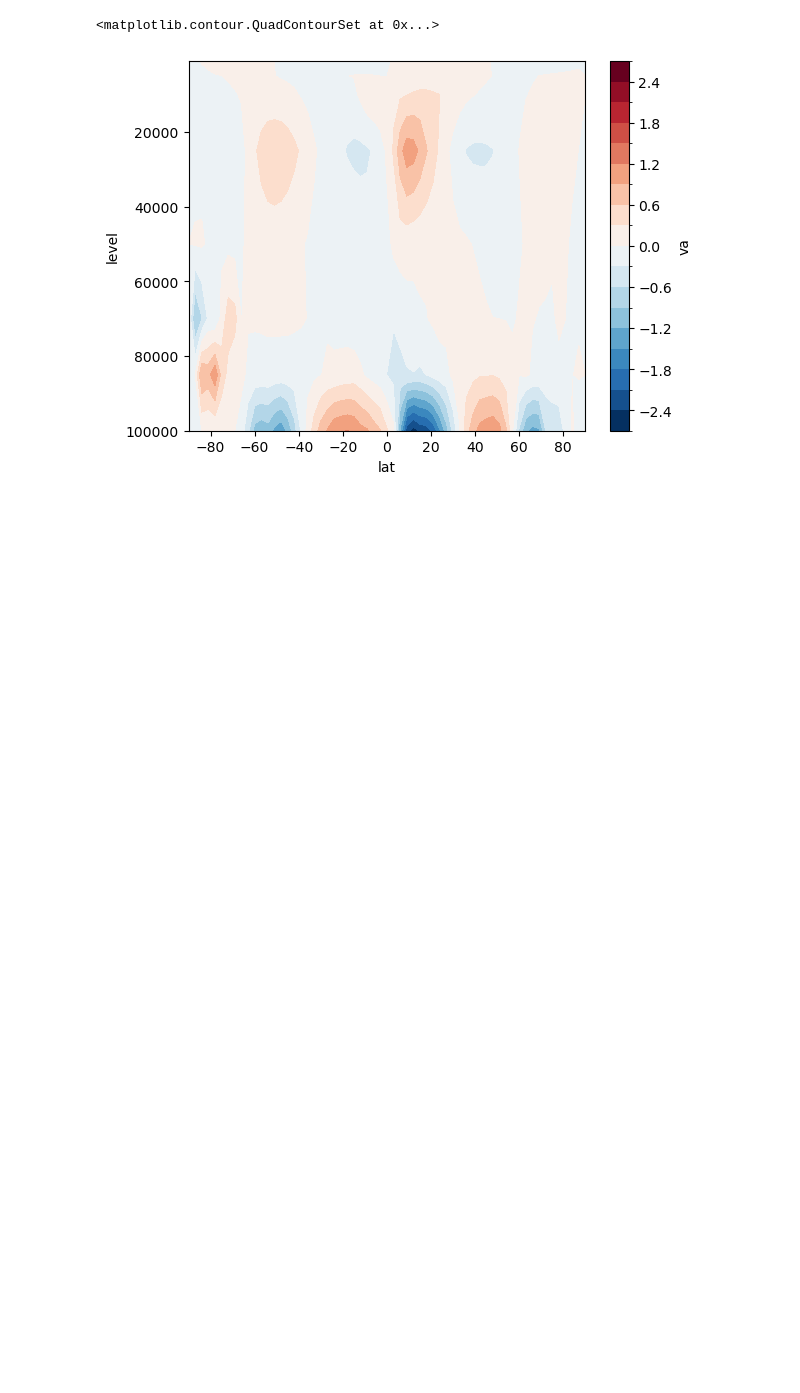
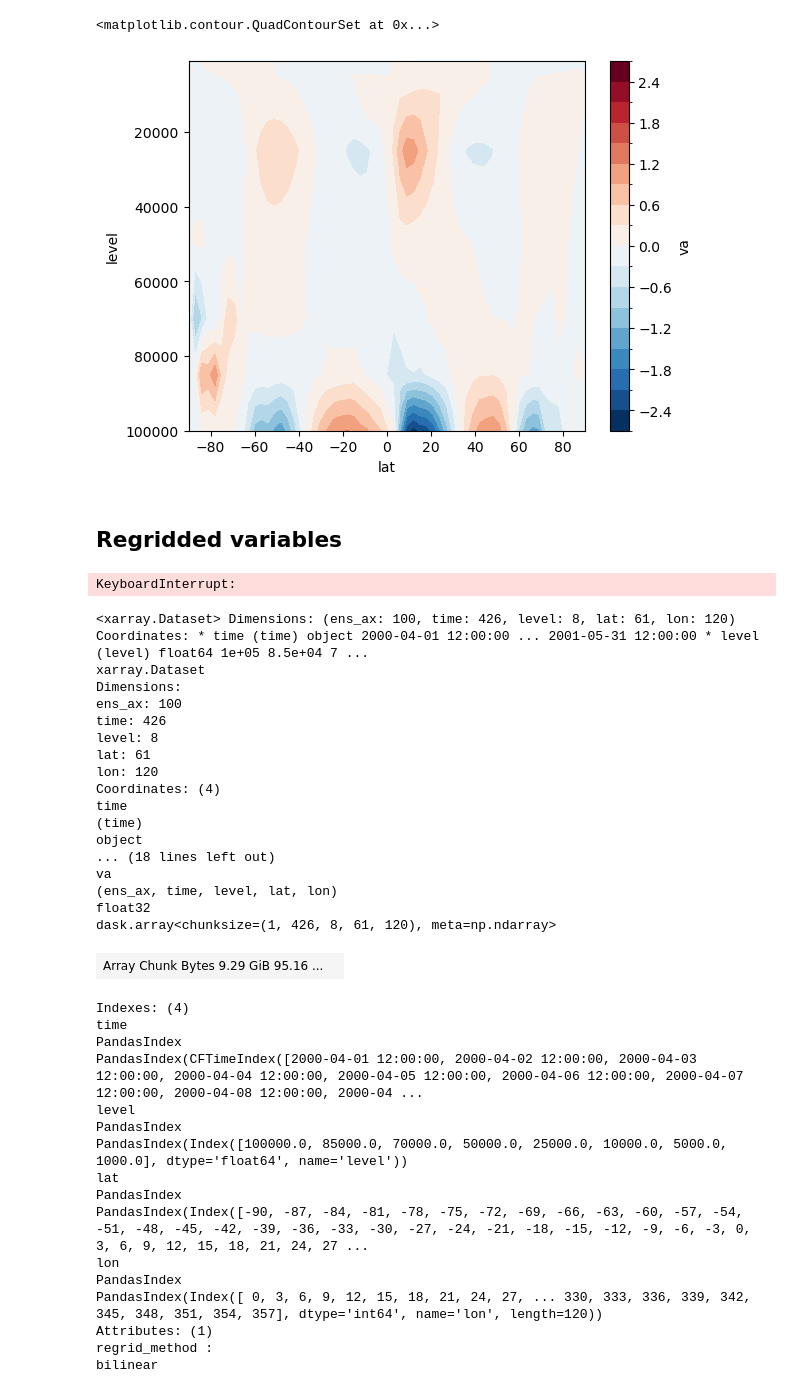
Before and after one commit to Caturrell/eddy_feedback, a Jupyter notebook: data_stuff/calculations/check_pamip_data.ipynb, the cells around one changed output. Cells and saved outputs as stored; diff of their text form; code cells hidden in the pictures; blank space fills up the shorter version.

```diff
--- a/data_stuff/calculations/check_pamip_data.ipynb
+++ b/data_stuff/calculations/check_pamip_data.ipynb
@@ -43,3 +45,11 @@ ds.va.mean(('time', 'ens_ax', 'lon')).plot.contourf(yincrease=False, levels=20)
 # %% [output]
 <matplotlib.contour.QuadContourSet at 0x...>
 [figure]
+# %% [markdown]
+## Regridded variables
+# %%
+ta_files = glob.glob('/gws/nopw/j04/arctic_connect/cturrell/PAMIP_data/regridded/CanESM5_3x3/ta/*.nc')
+ta = xr.open_mfdataset(ta_files, combine='nested', concat_dim='ens_ax', parallel=True)
+ta.ta.mean(('ens_ax', 'time', 'lon')).plot.contourf(yincrease=False, levels=20)
+# %% [output]
+KeyboardInterrupt:
@@ -45,0 +60,39 @@ ds.va.mean(('time', 'ens_ax', 'lon')).plot.contourf(yincrease=False, levels=20)
+# %%
+va_files = glob.glob('/gws/nopw/j04/arctic_connect/cturrell/PAMIP_data/regridded/CanESM5_3x3/va/*.nc')
+va = xr.open_mfdataset(va_files, combine='nested', concat_dim='ens_ax', parallel=True)
+va.va.mean(('ens_ax', 'time', 'lon')).plot.contourf(yincrease=False, levels=20)
+# %% [output]
+<xarray.Dataset> Dimensions: (ens_ax: 100, time: 426, level: 8, lat: 61, lon: 120) Coordinates: * time (time) object 2000-04-01 12:00:00 ... 2001-05-31 12:00:00 * level (level) float64 1e+05 8.5e+04 7 ...
+xarray.Dataset
+Dimensions:
+ens_ax: 100
+time: 426
+level: 8
+lat: 61
+lon: 120
+Coordinates: (4)
+time
+(time)
+object
+... (18 lines left out)
+va
+(ens_ax, time, level, lat, lon)
+float32
+dask.array<chunksize=(1, 426, 8, 61, 120), meta=np.ndarray>
+| Array Chunk Bytes 9.29 GiB 95.16 ... |  |
+Indexes: (4)
+time
+PandasIndex
+PandasIndex(CFTimeIndex([2000-04-01 12:00:00, 2000-04-02 12:00:00, 2000-04-03 12:00:00, 2000-04-04 12:00:00, 2000-04-05 12:00:00, 2000-04-06 12:00:00, 2000-04-07 12:00:00, 2000-04-08 12:00:00, 2000-04 ...
+level
+PandasIndex
+PandasIndex(Index([100000.0, 85000.0, 70000.0, 50000.0, 25000.0, 10000.0, 5000.0, 1000.0], dtype='float64', name='level'))
+lat
+PandasIndex
+PandasIndex(Index([-90, -87, -84, -81, -78, -75, -72, -69, -66, -63, -60, -57, -54, -51, -48, -45, -42, -39, -36, -33, -30, -27, -24, -21, -18, -15, -12, -9, -6, -3, 0, 3, 6, 9, 12, 15, 18, 21, 24, 27 ...
+lon
+PandasIndex
+PandasIndex(Index([ 0, 3, 6, 9, 12, 15, 18, 21, 24, 27, ... 330, 333, 336, 339, 342, 345, 348, 351, 354, 357], dtype='int64', name='lon', length=120))
+Attributes: (1)
+regrid_method :
+bilinear
```
Also changed, not shown: parts of 2 cells of this notebook, 7 other files.
